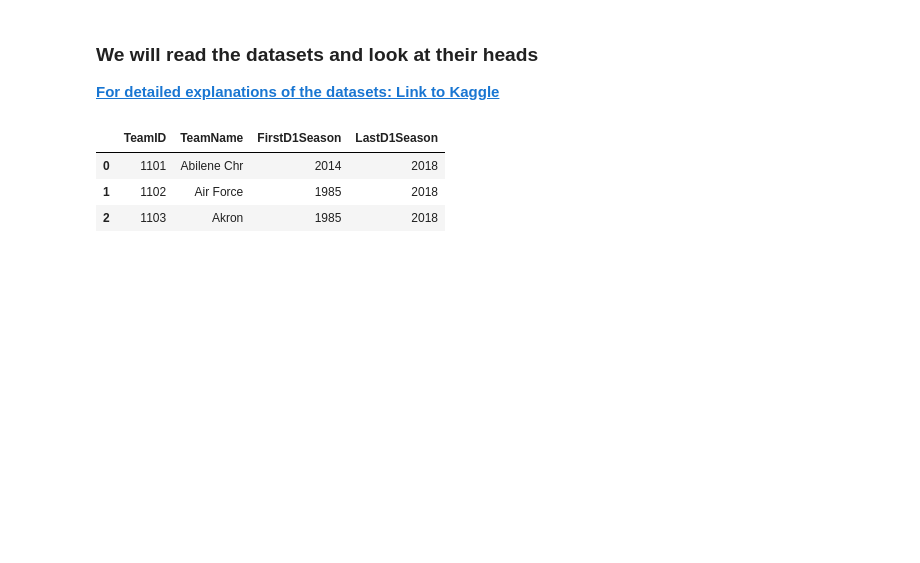
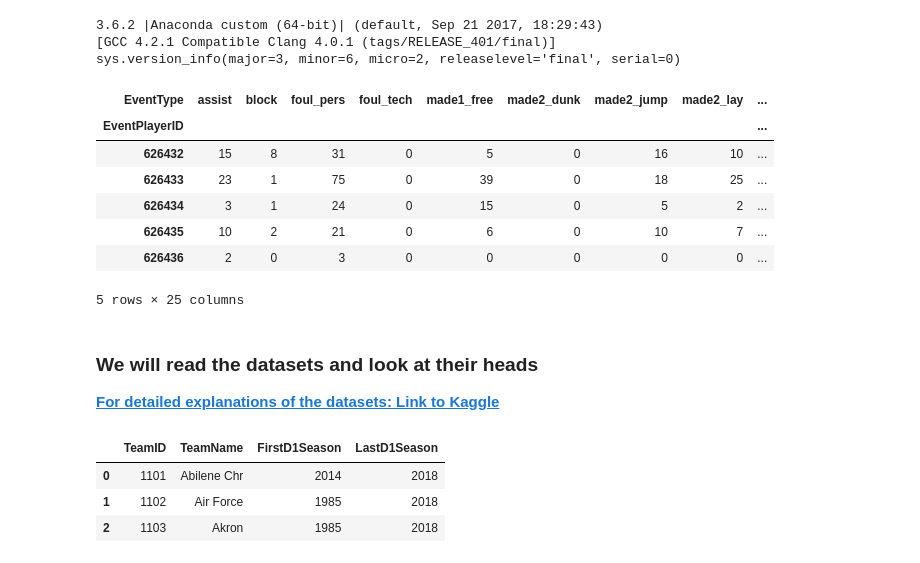
Before and after one commit to mguner/ISL, a Jupyter notebook: Google_Cloud_NCAA.ipynb, the cells around one changed output. Drawn from its saved outputs; the diff is of its cells as text; code cells hidden in the pictures; blank space fills up the shorter version.

```diff
--- a/Google_Cloud_NCAA.ipynb
+++ b/Google_Cloud_NCAA.ipynb
@@ -1,3 +1,11 @@
+# %%
+import sys
+print(sys.version)
+print(sys.version_info)
+# %% [output]
+3.6.2 |Anaconda custom (64-bit)| (default, Sep 21 2017, 18:29:43)
+[GCC 4.2.1 Compatible Clang 4.0.1 (tags/RELEASE_401/final)]
+sys.version_info(major=3, minor=6, micro=2, releaselevel='final', serial=0)
 # %%
 %matplotlib inline
 import pandas as pd
@@ -13,20 +21,29 @@ def event_data(year):
 def player_data(year):
     return pd.read_csv('/Users/user/Desktop/proje/EGMStudyGroup/NCAA/data/PlayByPlay_{}/Players_{}.csv'.format(year,year))
 # %%
-# df = event_data(2015)
-# df['new'] = 1
-# #let's create a table that shows every players statistics and TeamId for a given game.
-# table = pd.pivot_table(df,fill_value= 0, values= 'new', index=['DayNum', 'EventTeamID','EventPlayerID'],
-#                      columns=['EventType'], aggfunc = np.sum )
+df = event_data(2015)
+df['new'] = 1
+#let's create a table that shows every players statistics and TeamId for a given game.
+table = pd.pivot_table(df,fill_value= 0, values= 'new', index=['DayNum', 'EventTeamID','EventPlayerID'],
+                     columns=['EventType'], aggfunc = np.sum )
 
-# # table_player_2015 gives the total of events for each player in 2015 we have 5442 players' data in this datafram
-# table_player_2015 = table.groupby('EventPlayerID').apply(lambda x: x[['assist', 'block',
-#        'foul_pers', 'foul_tech', 'made1_free', 'made2_dunk', 'made2_jump',
-#        'made2_lay', 'made2_tip', 'made3_jump', 'miss1_free', 'miss2_dunk',
-#        'miss2_jump', 'miss2_lay', 'miss2_tip', 'miss3_jump', 'reb_dead',
-#        'reb_def', 'reb_off', 'steal', 'sub_in', 'sub_out', 'timeout',
-#        'timeout_tv', 'turnover']].sum() )
-# table_player_2015.shape
+# table_player_2015 gives the total of events for each player in 2015 we have 5442 players' data in this datafram
+table_player_2015 = table.groupby('EventPlayerID').apply(lambda x: x[['assist', 'block',
+       'foul_pers', 'foul_tech', 'made1_free', 'made2_dunk', 'made2_jump',
+       'made2_lay', 'made2_tip', 'made3_jump', 'miss1_free', 'miss2_dunk',
+       'miss2_jump', 'miss2_lay', 'miss2_tip', 'miss3_jump', 'reb_dead',
+       'reb_def', 'reb_off', 'steal', 'sub_in', 'sub_out', 'timeout',
+       'timeout_tv', 'turnover']].sum() )
+table_player_2015.head()
+# %% [output]
+| EventType | assist | block | foul_pers | foul_tech | made1_free | made2_dunk | made2_jump | made2_lay | ... |
+| EventPlayerID |  |  |  |  |  |  |  |  | ... |
+| 626432 | 15 | 8 | 31 | 0 | 5 | 0 | 16 | 10 | ... |
+| 626433 | 23 | 1 | 75 | 0 | 39 | 0 | 18 | 25 | ... |
+| 626434 | 3 | 1 | 24 | 0 | 15 | 0 | 5 | 2 | ... |
+| 626435 | 10 | 2 | 21 | 0 | 6 | 0 | 10 | 7 | ... |
+| 626436 | 2 | 0 | 3 | 0 | 0 | 0 | 0 | 0 | ... |
+5 rows × 25 columns
 # %% [markdown]
  ### We will read the datasets and look at their heads
 
```
Also changed, not shown: parts of 16 cells of this notebook.
